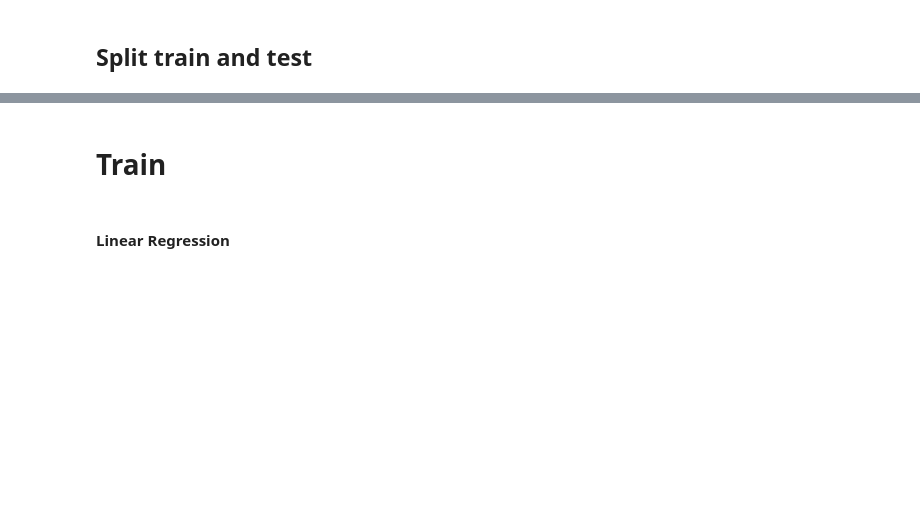
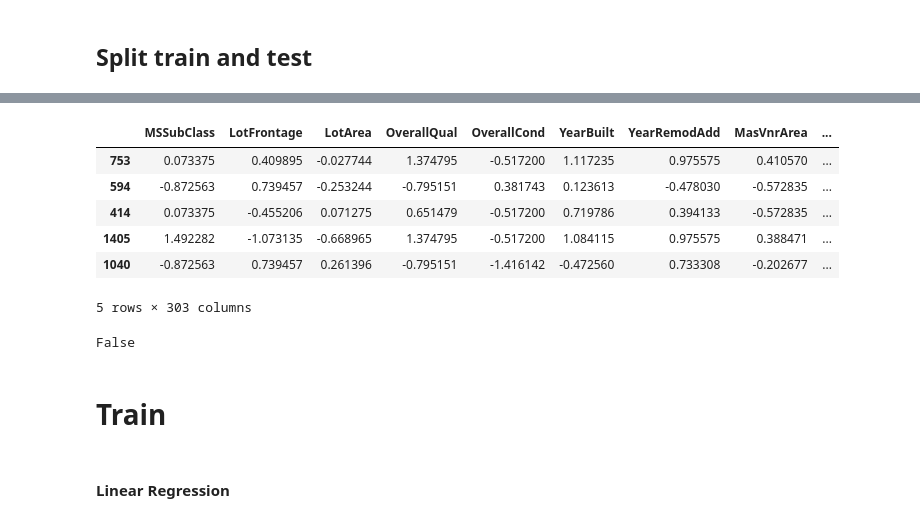
Before and after one commit to larissalages/kaggle-House-Prices, a Jupyter notebook: House Prices.ipynb, the cells around one changed output, grey strips where cells are left out. Cells and saved outputs as stored; diff of their text form; code cells hidden in the pictures; blank space fills up the shorter version.

```diff
--- a/House Prices.ipynb
+++ b/House Prices.ipynb
@@ -191,0 +185,2 @@ X_scaled = preprocessing.scale(one_hot_encoded_X)
+# %%
+data_final = data_final.dropna()
@@ -192,5 +191,8 @@ X_scaled = preprocessing.scale(one_hot_encoded_X)
+# %%
+X_fin2 = data_final.drop('SalePrice',axis=1)
+Y_fin = data_final[['SalePrice']]
 # %% [markdown]
 ## Split train and test
 # %%
 #Split train x test
-X_train, X_test, y_train, y_test = train_test_split(X_scaled, Y, shuffle=True, random_state=42)
+X_train, X_test, y_train, y_test = train_test_split(X_fin2, Y_fin, shuffle=True, random_state=42)
@@ -202,3 +199,17 @@ False
+# %%
+X_train.head()
+# %% [output]
+|  | MSSubClass | LotFrontage | LotArea | OverallQual | OverallCond | YearBuilt | YearRemodAdd | MasVnrArea | ... |
+| 753 | 0.073375 | 0.409895 | -0.027744 | 1.374795 | -0.517200 | 1.117235 | 0.975575 | 0.410570 | ... |
+| 594 | -0.872563 | 0.739457 | -0.253244 | -0.795151 | 0.381743 | 0.123613 | -0.478030 | -0.572835 | ... |
+| 414 | 0.073375 | -0.455206 | 0.071275 | 0.651479 | -0.517200 | 0.719786 | 0.394133 | -0.572835 | ... |
+| 1405 | 1.492282 | -1.073135 | -0.668965 | 1.374795 | -0.517200 | 1.084115 | 0.975575 | 0.388471 | ... |
+| 1040 | -0.872563 | 0.739457 | 0.261396 | -0.795151 | -1.416142 | -0.472560 | 0.733308 | -0.202677 | ... |
+5 rows × 303 columns
+# %%
+X_train.isnull().values.any()
+# %% [output]
+False
 # %% [markdown]
 # Train
 # %% [markdown]
```
Also changed, not shown: parts of 21 cells of this notebook.
